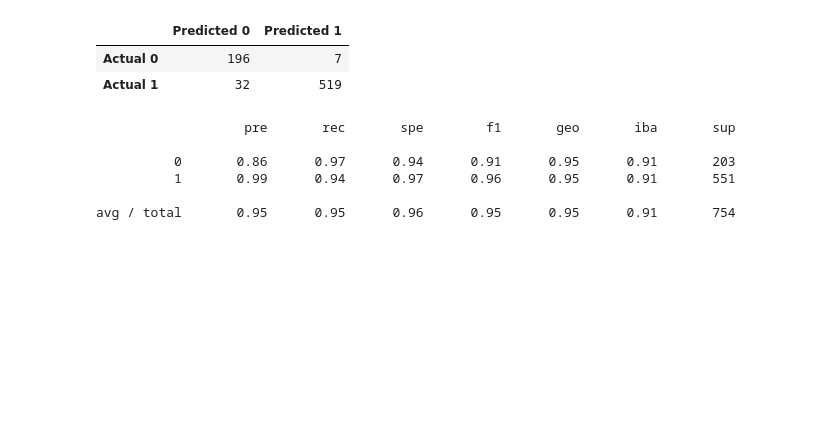
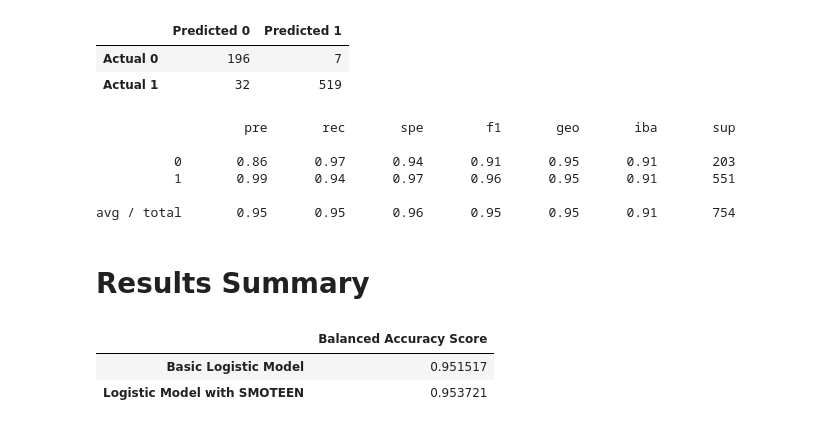
Before and after one commit to boggesstristyn/bootcamp-project, a Jupyter notebook: displacement_risk_ml-logistic.ipynb, the cells around one changed output. Cells and saved outputs as stored; diff of their text form; code cells hidden in the pictures; blank space fills up the shorter version.

Commit message:
upload logistic_models_results and SVC_models_results, edit logistic and svm model notebooks to display final results dataframes

```diff
--- a/displacement_risk_ml-logistic.ipynb
+++ b/displacement_risk_ml-logistic.ipynb
@@ -339,8 +339,9 @@ results.head(10)
 # %% [markdown]
 ### Assess Performance of Basic Logistic Regression Model
 # %%
-# Deermine accuracy score of the model
-print(balanced_accuracy_score(y_test, y_pred))
+# Calculate the Balanced Accuracy Score
+logistic_score = balanced_accuracy_score(y_test, y_pred)
+print(logistic_score)
 # %% [output]
 0.9515167228415867
 # %%
@@ -390,7 +391,8 @@ y_pred = model_smote.predict(X_test)
 ### Assess Performance of SMOTEEN Logistic Regression Model
 # %%
 # Calculate the Balanced Accuracy Score
-balanced_accuracy_score(y_test, y_pred)
+logisticsmote_score = balanced_accuracy_score(y_test, y_pred)
+print(logisticsmote_score)
 # %% [output]
 0.9537205081669692
 # %%
@@ -413,3 +415,14 @@ print(classification_report_imbalanced(y_test, y_pred))
           1       0.99      0.94      0.97      0.96      0.95      0.91       551
 
 avg / total       0.95      0.95      0.96      0.95      0.95      0.91       754
+# %% [markdown]
+# Results Summary
+# %%
+# Generate summary DataFrame
+results_data = {'Balanced Accuracy Score' : [logistic_score, logisticsmote_score]}
+results_table = pd.DataFrame(data=results_data, index=["Basic Logistic Model", "Logistic Model with SMOTEEN"])
+display(results_table)
+# %% [output]
+|  | Balanced Accuracy Score |
+| Basic Logistic Model | 0.951517 |
+| Logistic Model with SMOTEEN | 0.953721 |
```
Also changed, not shown: 4 other files.
